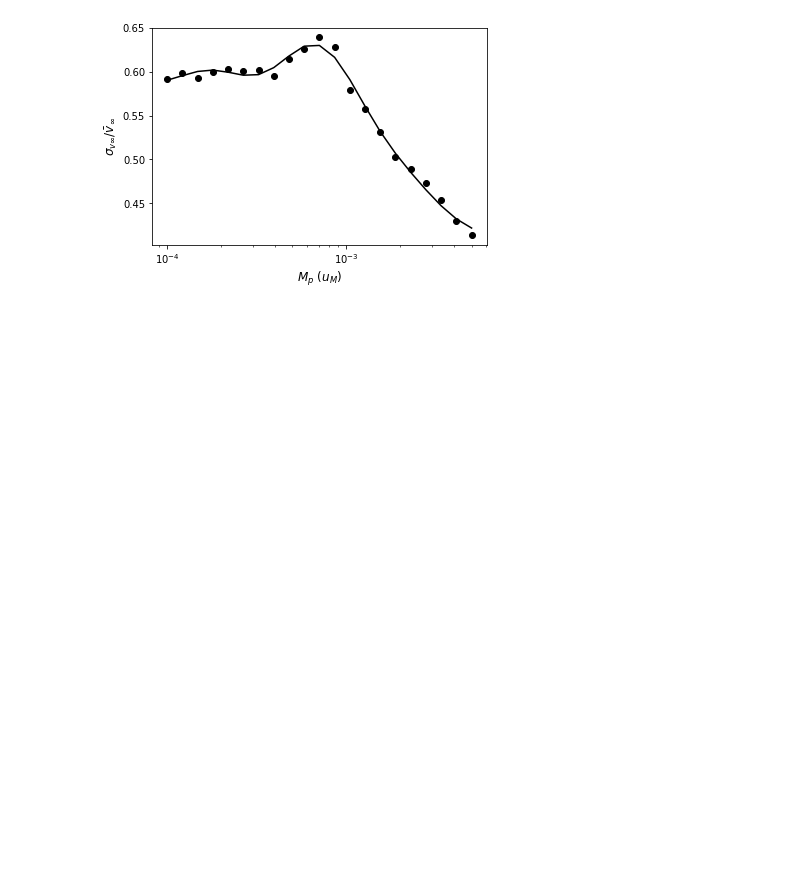
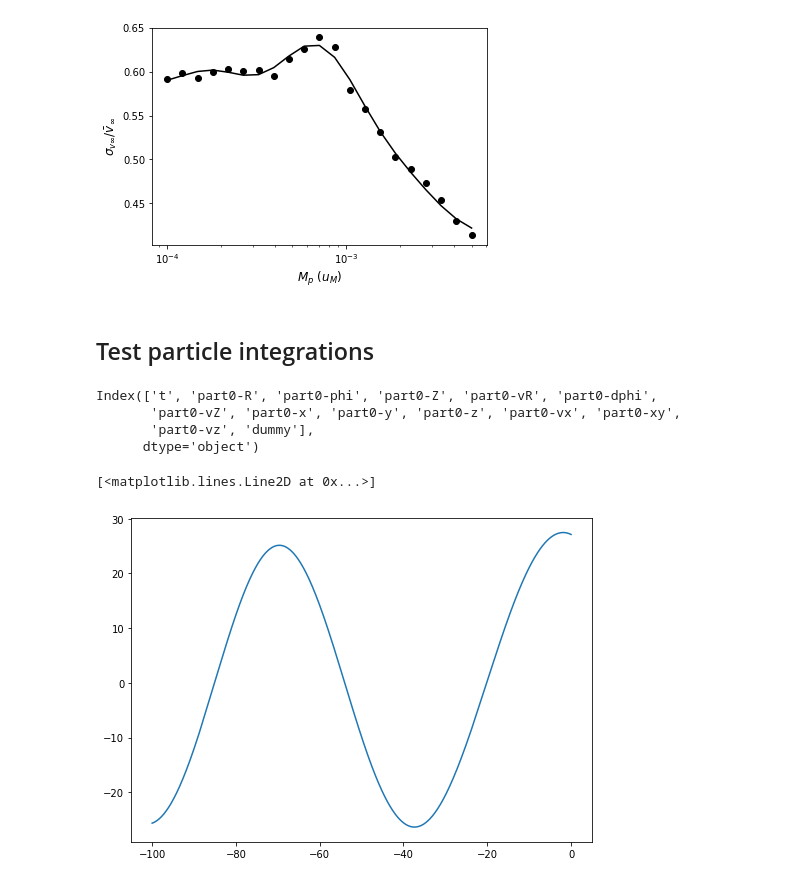
Before and after one commit to seap-udea/iWander, a Jupyter notebook: dev/analysis.ipynb, the cells around one changed output. Cells and saved outputs as stored; diff of their text form; code cells hidden in the pictures; blank space fills up the shorter version.

```diff
--- a/dev/analysis.ipynb
+++ b/dev/analysis.ipynb
@@ -454,3 +456,28 @@ ax.set_xlabel(r"$M_p$ ($u_M$)",fontsize=12)
 # %% [output]
 Text(0.5,0,'$M_p$ ($u_M$)')
 [figure]
+# %% [markdown]
+## Test particle integrations
+# %%
+data=pd.read_csv(BD+"cloud.csv")
+# %%
+data.columns
+# %% [output]
+Index(['t', 'part0-R', 'part0-phi', 'part0-Z', 'part0-vR', 'part0-dphi',
+       'part0-vZ', 'part0-x', 'part0-y', 'part0-z', 'part0-vx', 'part0-xy',
+       'part0-vz', 'dummy'],
+      dtype='object')
+# %%
+ts=data["t"]
+Rs=data["part0-R"]
+xs=data["part0-x"]
+ys=data["part0-y"]
+zs=data["part0-z"]
+# %%
+fig,axs=subPlots([1])
+ax=axs[0][0]
+
+ax.plot(ts/1e6,zs)
+# %% [output]
+[<matplotlib.lines.Line2D at 0x...>]
+[figure, added]
```
Also changed, not shown: parts of 3 cells of this notebook, 2 other files.
